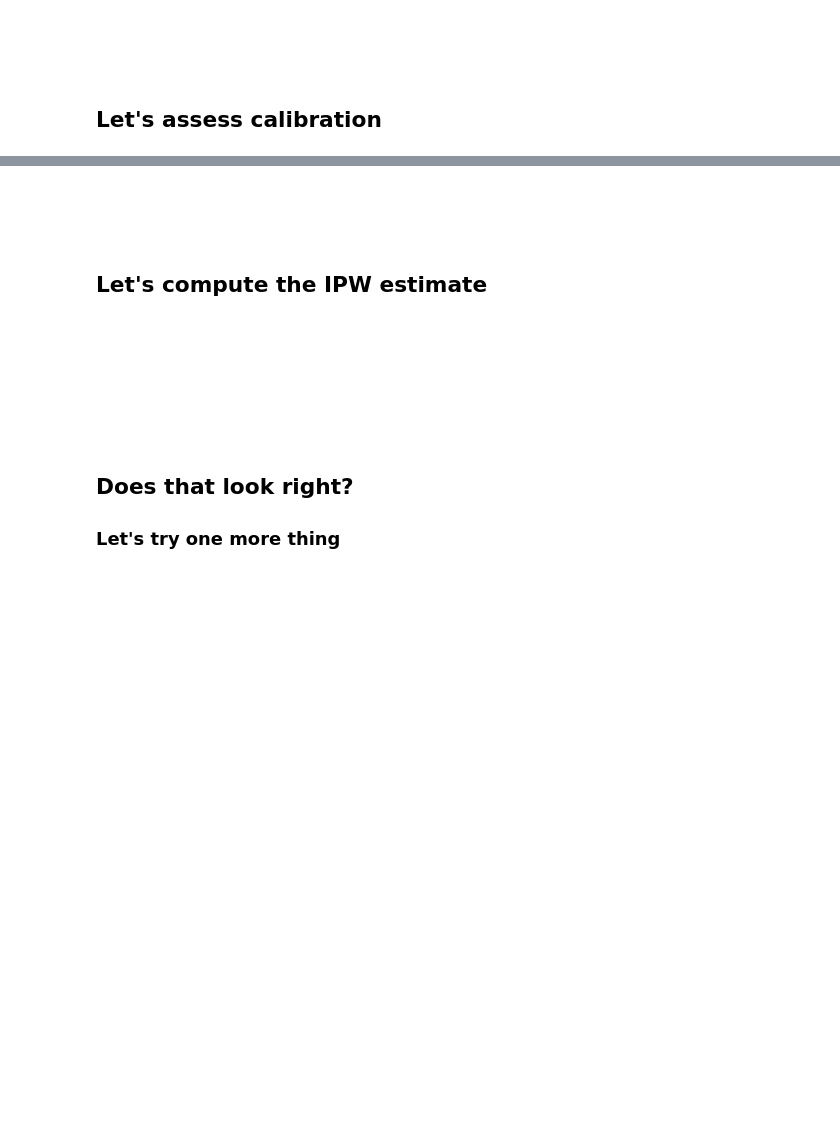
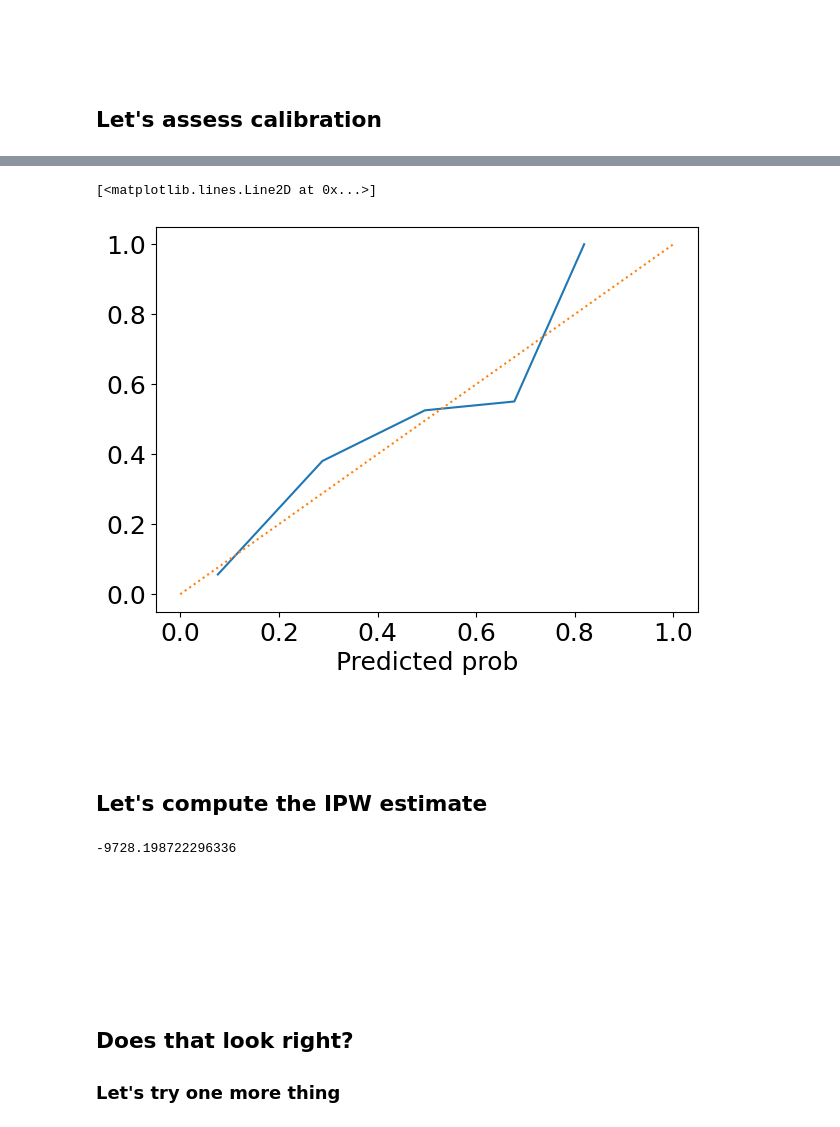
Before and after one commit to Healthy-AI/IncomeSim, a Jupyter notebook: probai_lecture_github.ipynb, the cells around one changed output, grey strips where cells are left out. Cells and saved outputs as stored; diff of their text form; code cells hidden in the pictures; blank space fills up the shorter version.

```diff
--- a/probai_lecture_github.ipynb
+++ b/probai_lecture_github.ipynb
@@ -289,21 +465,32 @@ AUC_rf = ...
 # %%
 # Compute calibration curve
-rate_lr, pred_lr = ...
+rate_lr, pred_lr = calibration_curve(T_te, e1_lr_te)
 
-plt. ...
+plt.plot(pred_lr, rate_lr)
+plt.xlabel('Predicted prob')
+plt.plot([0,1],[0,1], ':')
+# %% [output]
+[<matplotlib.lines.Line2D at 0x...>]
+[figure, added]
 # %% [markdown]
 <br/><br/><br/>
 ## Let's compute the IPW estimate
 # %%
 # Marginal treatment probability
-p1 = ...
+p1 = T_tr.mean()
+p0 = 1-p1
+
 # Importance weights for treated
-ipw1 = ...
+ipw1 = p1/e1_lr_te[T_te==1]
 # Importance weights for control
-ipw0 = ...
+ipw0 = p0/(1-e1_lr_te[T_te==0])
 
 # Horvitz-Thompson estimator
-ATE_ipwn = ...
+ATE_ipw = (df_te[T_te==1]['income']*ipw1).mean() - (df_te[T_te==0]['income']*ipw0).mean()
+
+print(ATE_ipw)
+# %% [output]
+-9728.198722296336
 # %% [markdown]
 <br/><br/><br/><br/><br/><br/>
 ## Does that look right?
```
Also changed, not shown: parts of 23 cells of this notebook, 9 other files.
